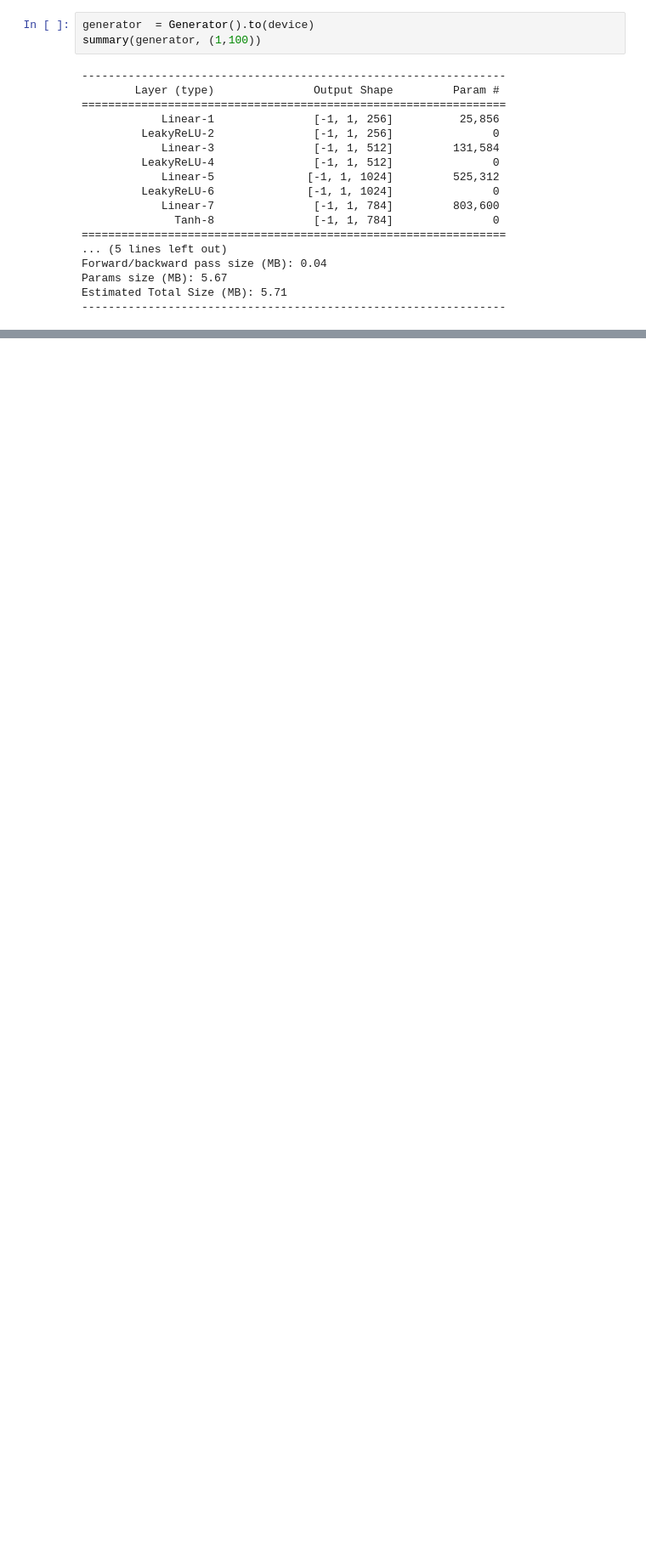
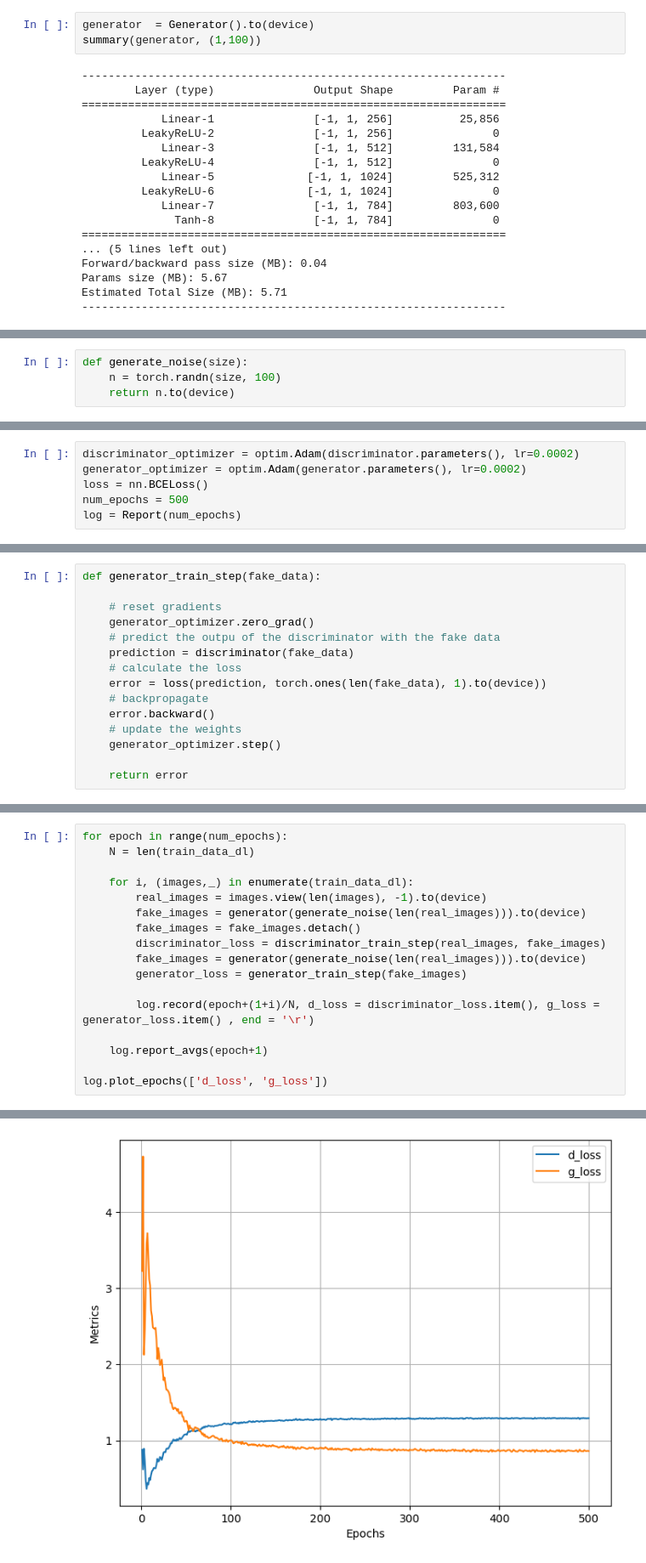
Before and after one commit to MuhammedM294/PyTorch4CV, a Jupyter notebook: GANs/MINST.ipynb, the cells around one changed output, grey strips where cells are left out. Shown: that part at 85% size. Cells and saved outputs as stored; diff of their text form; blank space fills up the shorter version.

Commit message:
training over 500 epochs

```diff
--- a/GANs/MINST.ipynb
+++ b/GANs/MINST.ipynb
@@ -113,0 +116,4 @@ Estimated Total Size (MB): 5.71
+# %%
+def generate_noise(size):
+    n = torch.randn(size, 100)
+    return n.to(device)
@@ -113,0 +122,6 @@ Estimated Total Size (MB): 5.71
+# %%
+discriminator_optimizer = optim.Adam(discriminator.parameters(), lr=0.0002)
+generator_optimizer = optim.Adam(generator.parameters(), lr=0.0002)
+loss = nn.BCELoss()
+num_epochs = 500
+log = Report(num_epochs)
@@ -113,0 +153,15 @@ Estimated Total Size (MB): 5.71
+# %%
+def generator_train_step(fake_data):
+
+    # reset gradients
+    generator_optimizer.zero_grad()
+    # predict the outpu of the discriminator with the fake data
+    prediction = discriminator(fake_data)
+    # calculate the loss
+    error = loss(prediction, torch.ones(len(fake_data), 1).to(device))
+    # backpropagate
+    error.backward()
+    # update the weights
+    generator_optimizer.step()
+
+    return error
@@ -113,0 +170,18 @@ Estimated Total Size (MB): 5.71
+# %%
+for epoch in range(num_epochs):
+    N = len(train_data_dl)
+
+    for i, (images,_) in enumerate(train_data_dl):
+        real_images = images.view(len(images), -1).to(device)
+        fake_images = generator(generate_noise(len(real_images))).to(device)
+        fake_images = fake_images.detach()
+        discriminator_loss = discriminator_train_step(real_images, fake_images)
+        fake_images = generator(generate_noise(len(real_images))).to(device)
+        generator_loss = generator_train_step(fake_images)
+
+        log.record(epoch+(1+i)/N, d_loss = discriminator_loss.item(), g_loss = generator_loss.item() , end = '\r')
+
+    log.report_avgs(epoch+1)
+
+log.plot_epochs(['d_loss', 'g_loss'])
+# %% [output]
@@ -113,0 +205 @@ Estimated Total Size (MB): 5.71
+[figure, added]
```
Also changed, not shown: parts of 9 cells of this notebook.
